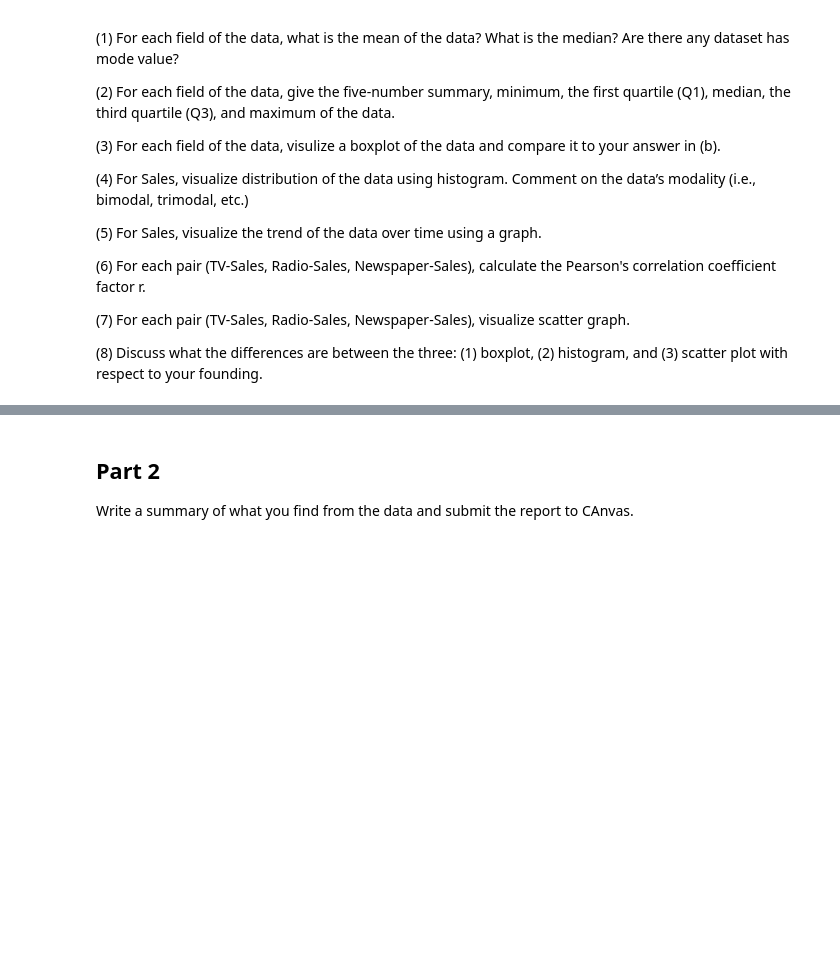
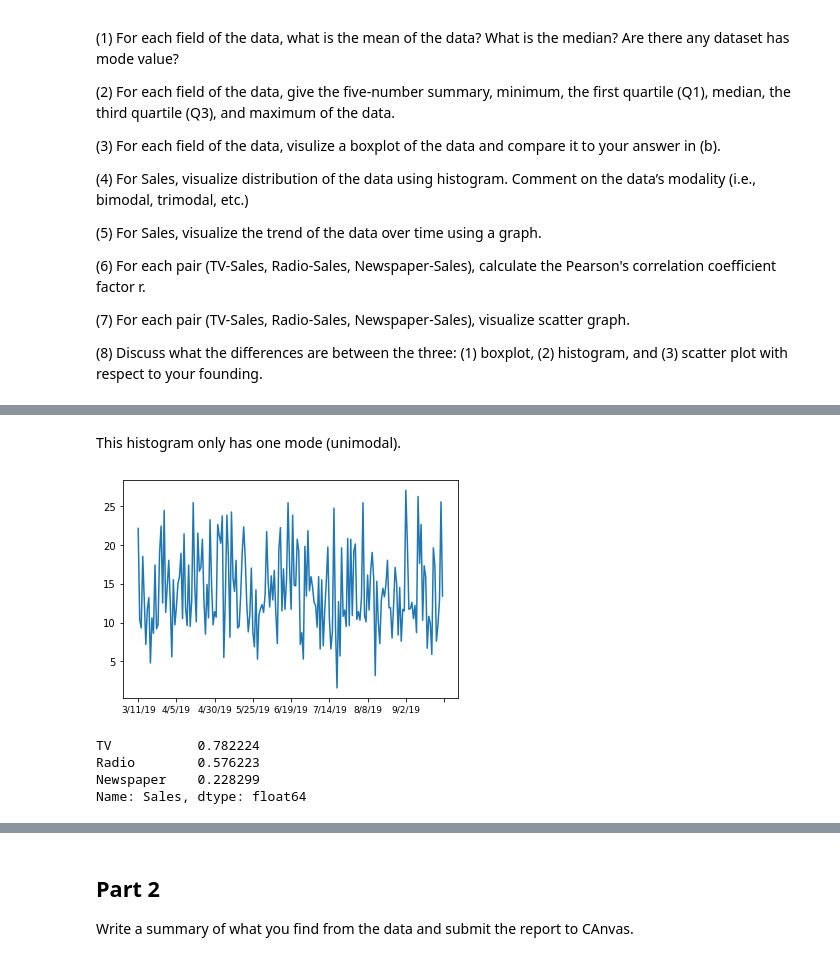
Before and after one commit to RileyCullen/CPSC4310, a Jupyter notebook: ME1/data_analysis.ipynb, the cells around one changed output, grey strips where cells are left out. Cells and saved outputs as stored; diff of their text form; code cells hidden in the pictures; blank space fills up the shorter version.

```diff
--- a/ME1/data_analysis.ipynb
+++ b/ME1/data_analysis.ipynb
@@ -76,0 +131,17 @@ Solve each of the following problems.
+# %% [markdown]
+This histogram only has one mode (unimodal).
+# %%
+# Q5
+sales_plot = data['Sales'].plot()
+sales_plot.tick_params(axis='x', which='major', labelsize=9)
+# %% [output]
+[figure, added]
+# %%
+# Q6
+correlation_values = data.corr().Sales[:3]
+print(correlation_values)
+# %% [output]
+TV           0.782224
+Radio        0.576223
+Newspaper    0.228299
+Name: Sales, dtype: float64
```
Also changed, not shown: parts of 7 cells of this notebook, 1 other file.
